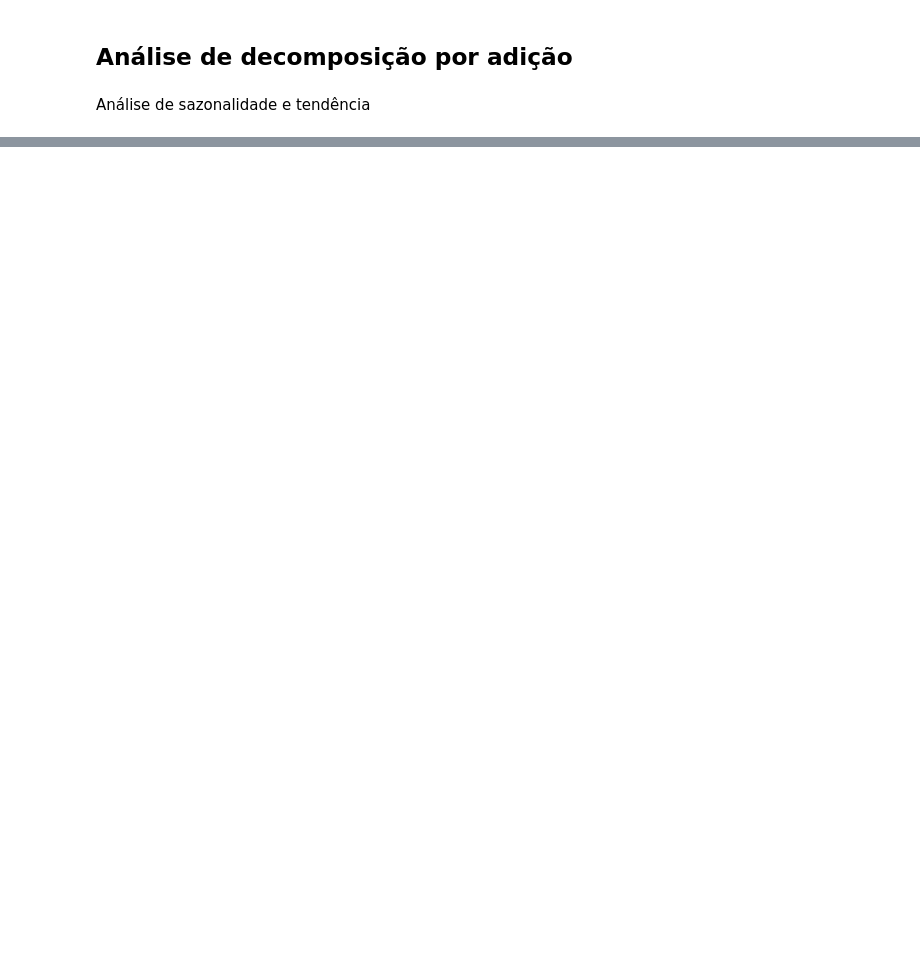
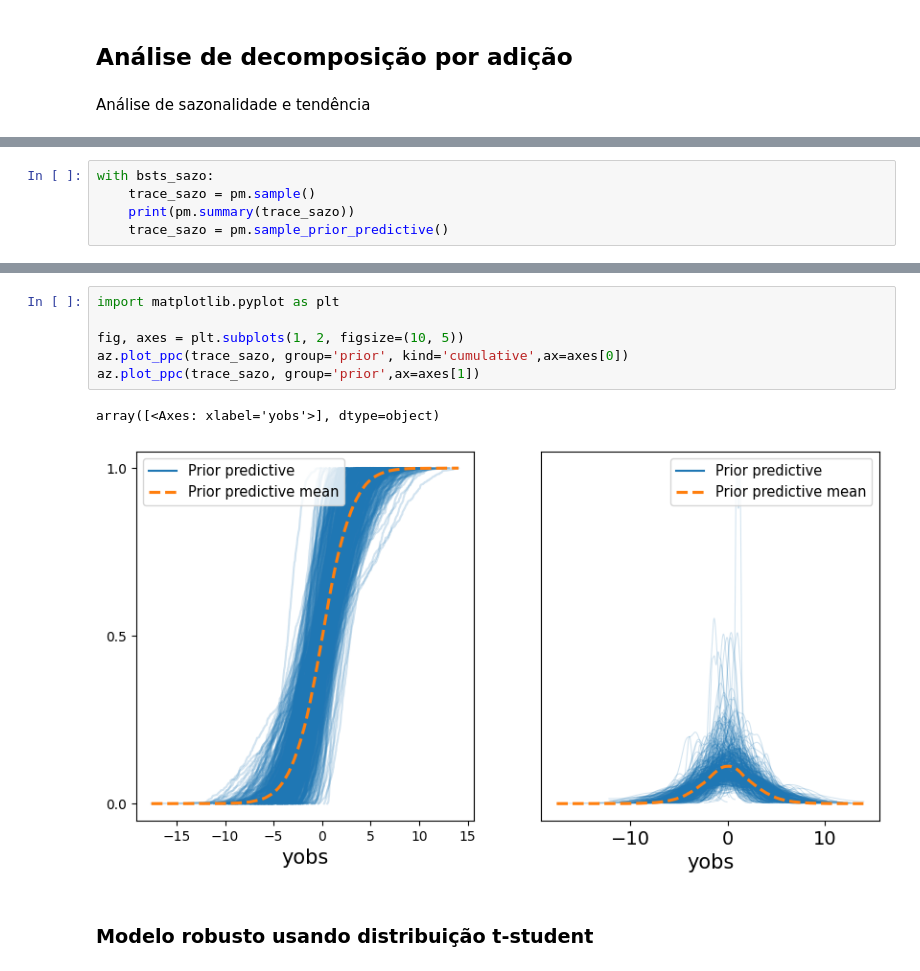
Before and after one commit to MrMarculu/PIC, a Jupyter notebook: pic-ipynb.ipynb, the cells around one changed output, grey strips where cells are left out. Saved outputs shown, nothing was run; the diff lists cells and outputs as text; blank space fills up the shorter version.

```diff
--- a/pic-ipynb.ipynb
+++ b/pic-ipynb.ipynb
@@ -339,0 +807,5 @@ fig
+# %%
+with bsts_sazo:
+    trace_sazo = pm.sample()
+    print(pm.summary(trace_sazo))
+    trace_sazo = pm.sample_prior_predictive()
@@ -339,0 +834,11 @@ fig
+# %%
+import matplotlib.pyplot as plt
+
+fig, axes = plt.subplots(1, 2, figsize=(10, 5))
+az.plot_ppc(trace_sazo, group='prior', kind='cumulative',ax=axes[0])
+az.plot_ppc(trace_sazo, group='prior',ax=axes[1])
+# %% [output]
+array([<Axes: xlabel='yobs'>], dtype=object)
+[figure, added]
+# %% [markdown]
+### Modelo robusto usando distribuição t-student
```
Also changed, not shown: parts of 35 cells of this notebook.
